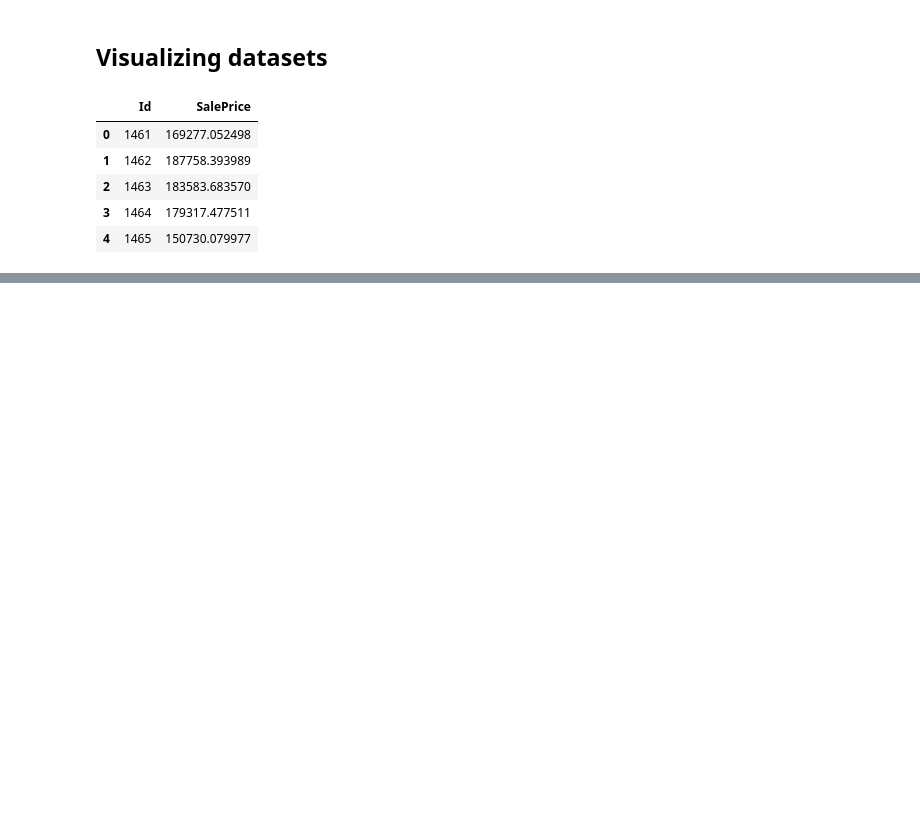
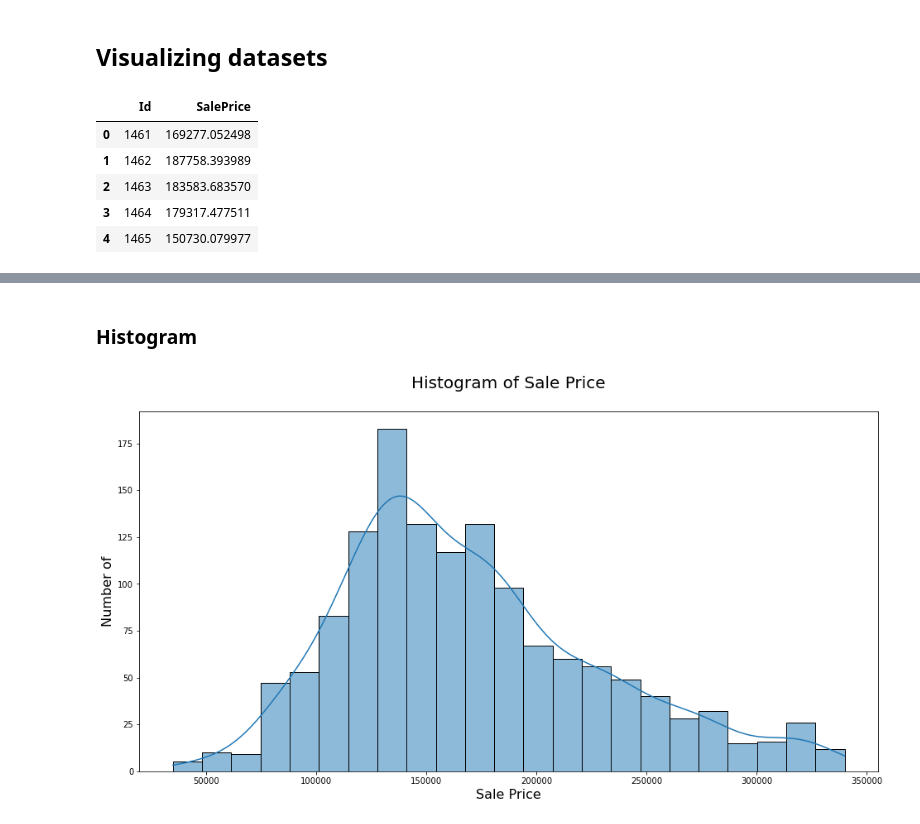
Before and after one commit to Gabriel-limadev/house_prices_regression, a Jupyter notebook: house_prices_regression.ipynb, the cells around one changed output, grey strips where cells are left out. Drawn from its saved outputs; the diff is of its cells as text; code cells hidden in the pictures; blank space fills up the shorter version.

```diff
--- a/house_prices_regression.ipynb
+++ b/house_prices_regression.ipynb
@@ -117,0 +212,26 @@ verify_missing_values(train, "Electrical", 0)
+# %%
+q1 = sale_price.quantile(0.25)
+q3 = sale_price.quantile(0.75)
+iqr = q3 - q1
+minimum = q1 - 1.5 * iqr
+maximum = q3 + 1.5 * iqr
+# %%
+selection = (df['SalePrice'] >= minimum) & (df['SalePrice'] <= maximum)
+new_df = df[selection]
+sale_price = new_df['SalePrice']
+# %% [markdown]
+### Histogram
+# %%
+import seaborn as sns
+
+ax = sns.histplot(
+    sale_price,
+    kde = True,
+)
+
+ax.figure.set_size_inches(16, 8)
+ax.set_title('Histogram of Sale Price', fontsize = 20, y = 1.05)
+ax.set_xlabel('Sale Price', fontsize = 16)
+ax.set_ylabel('Number of', fontsize = 16);
+# %% [output]
+[figure, added]
```
Also changed, not shown: parts of 34 cells of this notebook.
